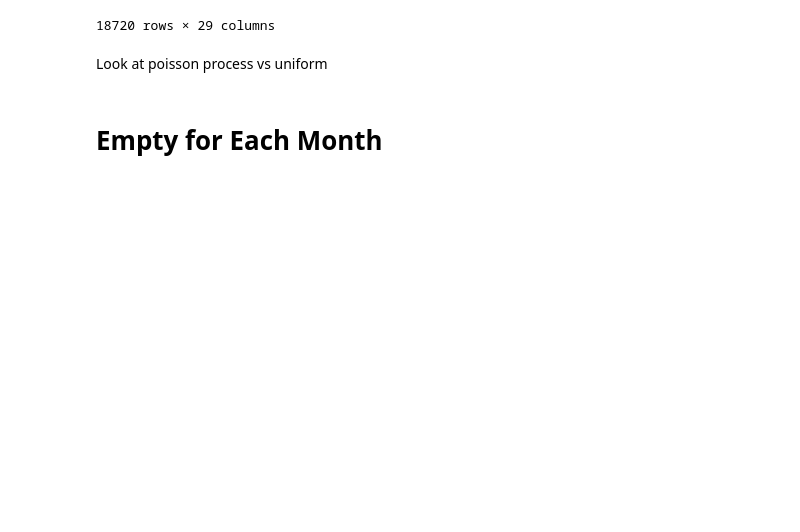
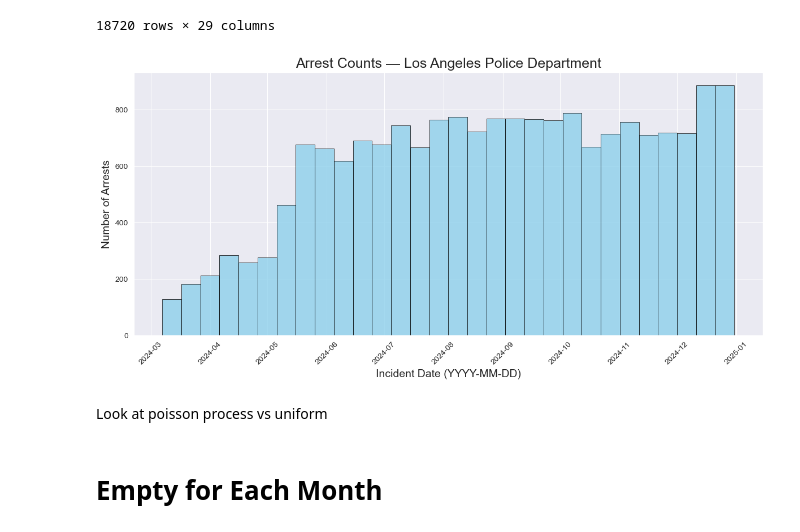
Before and after one commit to kzwang1729/UOFAnalysis, a Jupyter notebook: nibrs_temporal_search.ipynb, the cells around one changed output. Drawn from its saved outputs; the diff is of its cells as text; code cells hidden in the pictures; blank space fills up the shorter version.

```diff
--- a/nibrs_temporal_search.ipynb
+++ b/nibrs_temporal_search.ipynb
@@ -451,9 +451,23 @@ df
 | 254747 | 6 | 4 | CA0194200 | V1ZTSZAG0W5 | 2024-12-31 | 1 | ... |
 18720 rows × 29 columns
 # %%
-fig = px.histogram(df, x="incident_date")
-fig.update_traces(marker_line_color="black", marker_line_width=1)
-fig.show()
+plt.figure(figsize=(12, 6))
+ax = sns.histplot(
+    data=df,
+    x="incident_date",
+    bins=30,
+    kde=False,
+    color="skyblue",
+    edgecolor="black"
+)
+ax.set_title("Arrest Counts — Los Angeles Police Department", fontsize=18)
+ax.set_xlabel("Incident Date (YYYY-MM-DD)", fontsize=14)
+ax.set_ylabel("Number of Arrests", fontsize=14)
+plt.xticks(rotation=45)
+plt.tight_layout()
+plt.show()
+# %% [output]
+[figure, added]
 # %% [markdown]
 Look at poisson process vs uniform
 # %% [markdown]
```
Also changed, not shown: parts of 4 cells of this notebook, 6 other files.
